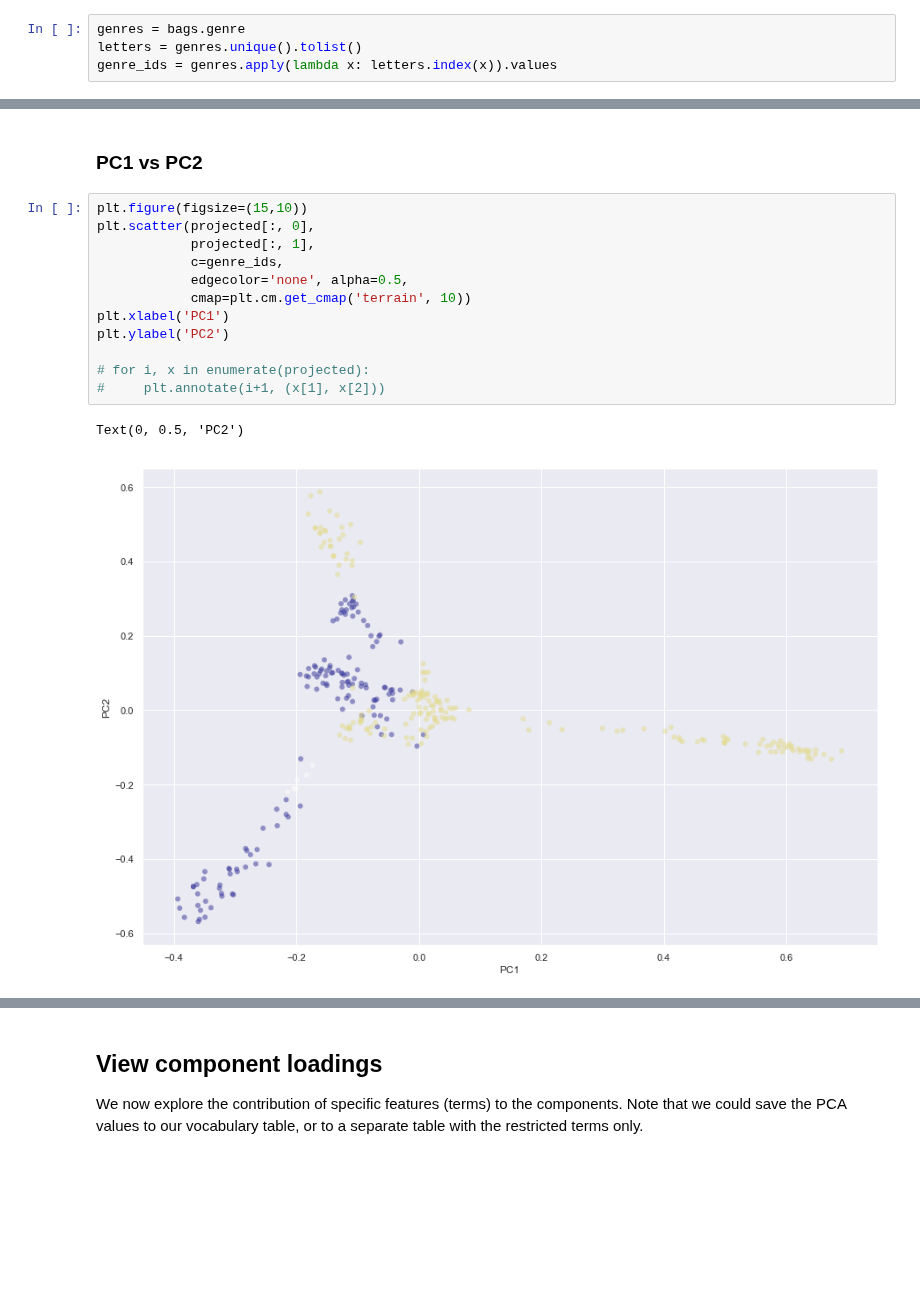
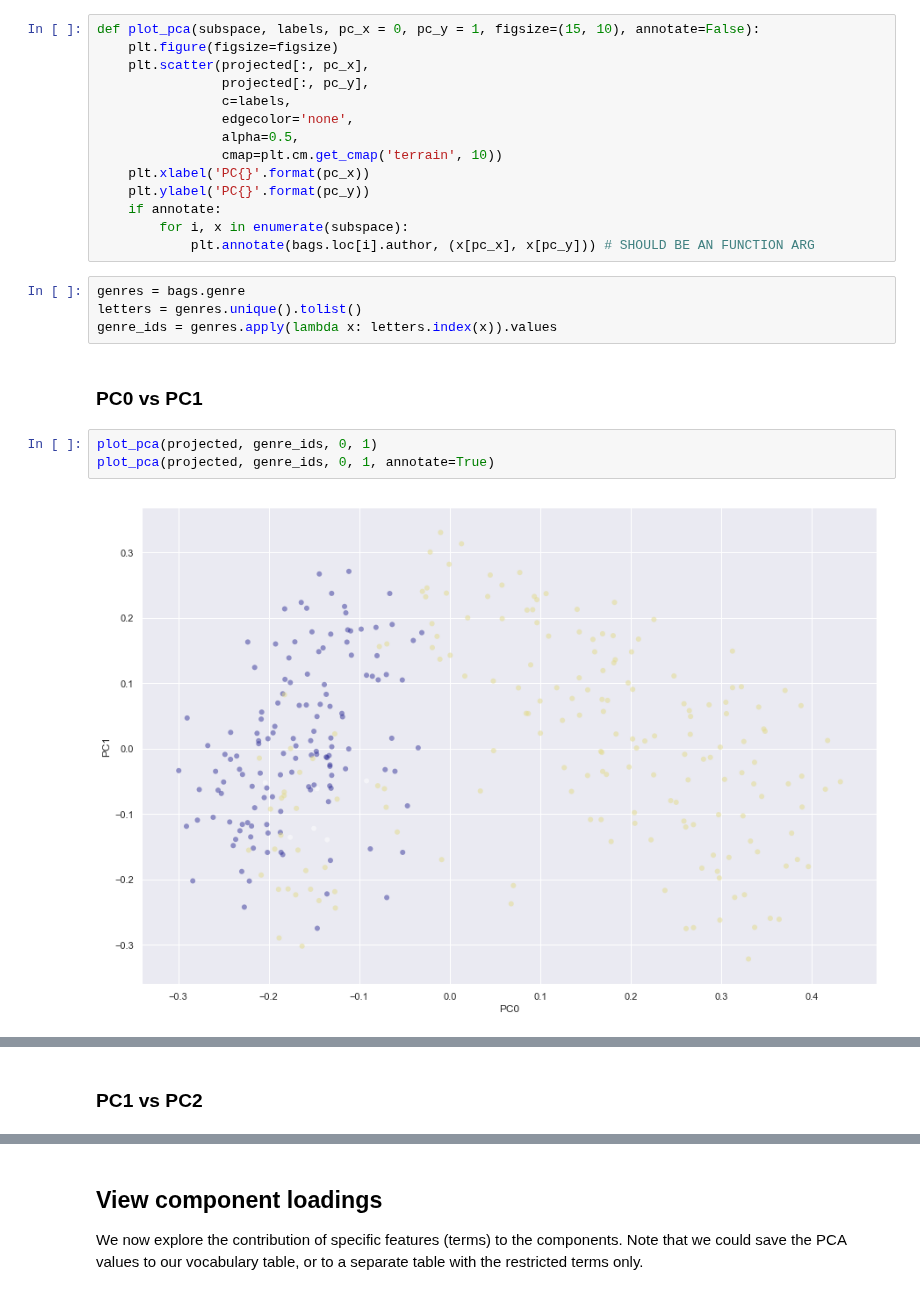
Before and after one commit to UVA-DSI/DS5559, a Jupyter notebook: labs/2019-02-28_Lab07/DS5559_PCA-NOVELS.ipynb, the cells around one changed output, grey strips where cells are left out. Drawn from its saved outputs; the diff is of its cells as text; blank space fills up the shorter version.

```diff
--- a/labs/2019-02-28_Lab07/DS5559_PCA-NOVELS.ipynb
+++ b/labs/2019-02-28_Lab07/DS5559_PCA-NOVELS.ipynb
@@ -45,6 +49,27 @@ projected = pca.fit_transform(normalize(TFIDF.values, norm='l2'))
 # %% [markdown]
 ## Plot results
+# %%
+def plot_pca(subspace, labels, pc_x = 0, pc_y = 1, figsize=(15, 10), annotate=False):
+    plt.figure(figsize=figsize)
+    plt.scatter(projected[:, pc_x],
+                projected[:, pc_y],
+                c=labels,
+                edgecolor='none',
+                alpha=0.5,
+                cmap=plt.cm.get_cmap('terrain', 10))
+    plt.xlabel('PC{}'.format(pc_x))
+    plt.ylabel('PC{}'.format(pc_y))
+    if annotate:
+        for i, x in enumerate(subspace):
+            plt.annotate(bags.loc[i].author, (x[pc_x], x[pc_y])) # SHOULD BE AN FUNCTION ARG
 # %%
 genres = bags.genre
 letters = genres.unique().tolist()
 genre_ids = genres.apply(lambda x: letters.index(x)).values
+# %% [markdown]
+### PC0 vs PC1
+# %%
+plot_pca(projected, genre_ids, 0, 1)
+plot_pca(projected, genre_ids, 0, 1, annotate=True)
+# %% [output]
+[figure, added]
@@ -51,17 +77,2 @@ genre_ids = genres.apply(lambda x: letters.index(x)).values
 # %% [markdown]
 ### PC1 vs PC2
-# %%
-plt.figure(figsize=(15,10))
-plt.scatter(projected[:, 0],
-            projected[:, 1],
-            c=genre_ids,
-            edgecolor='none', alpha=0.5,
-            cmap=plt.cm.get_cmap('terrain', 10))
-plt.xlabel('PC1')
-plt.ylabel('PC2')
-
-# for i, x in enumerate(projected):
-#     plt.annotate(i+1, (x[1], x[2]))
-# %% [output]
-Text(0, 0.5, 'PC2')
-[figure, removed]
```
Also changed, not shown: parts of 16 cells of this notebook, 2 other files.
